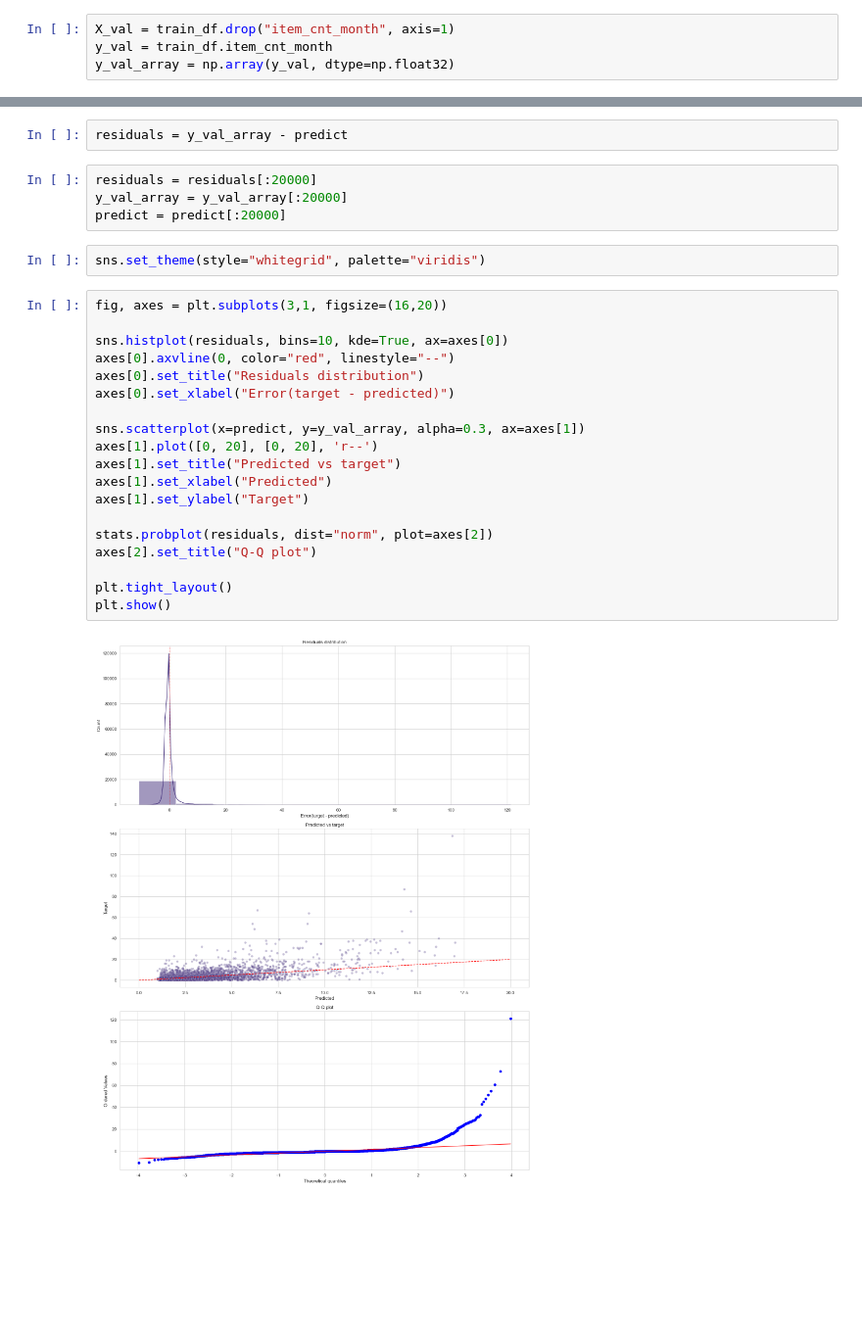
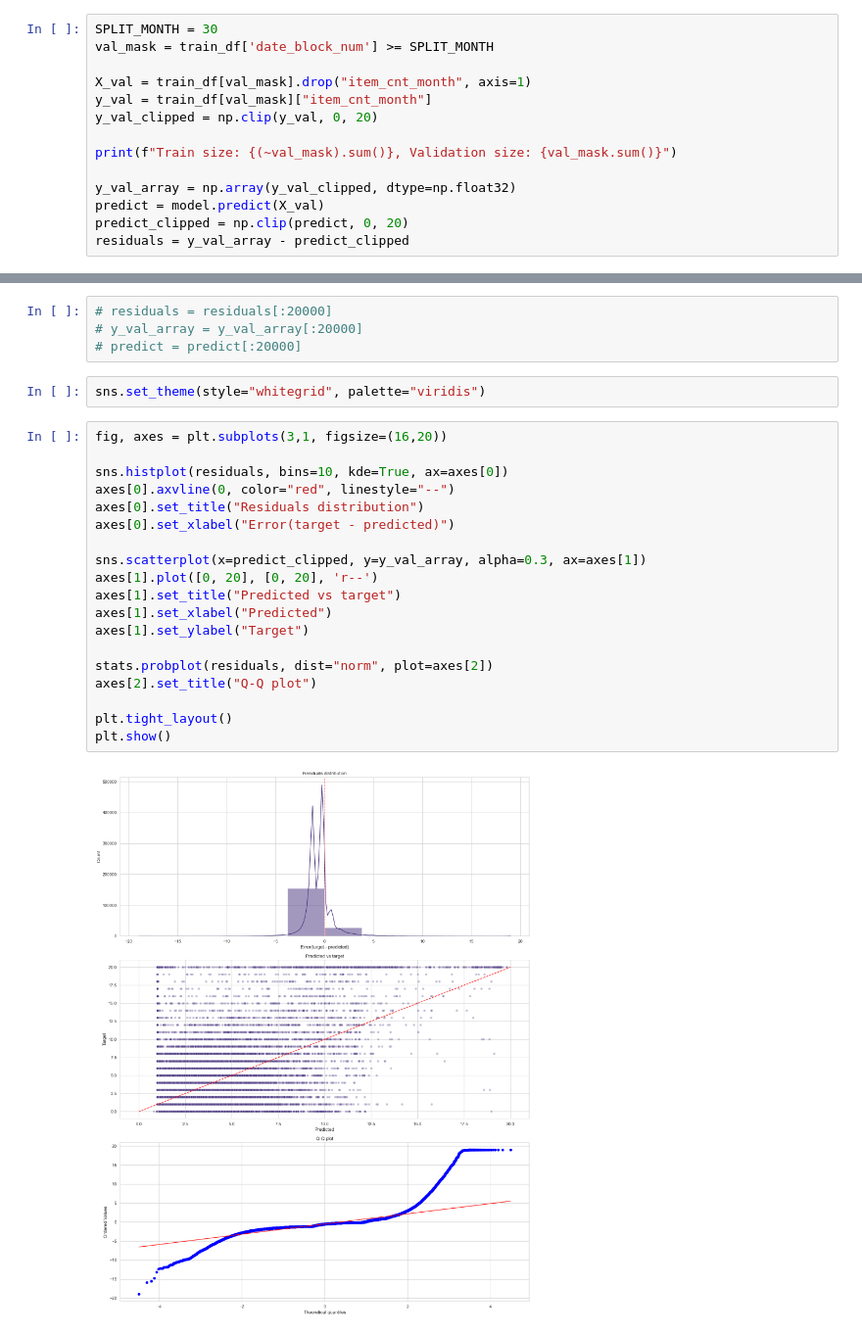
Before and after one commit to tsimafeiherman/internship, a Jupyter notebook: notebooks/error_analysis.ipynb, the cells around one changed output, grey strips where cells are left out. Shown at 98% size. Saved outputs shown, nothing was run; the diff lists cells and outputs as text; blank space fills up the shorter version.

Commit message:
fix error analysis and model val demo

```diff
--- a/notebooks/error_analysis.ipynb
+++ b/notebooks/error_analysis.ipynb
@@ -29,6 +47,16 @@ train_df, test_df = final_data.get_final_data()
 # %%
 model = lgb.Booster(model_file="models/regressor.txt")
 # %%
-X_val = train_df.drop("item_cnt_month", axis=1)
-y_val = train_df.item_cnt_month
-y_val_array = np.array(y_val, dtype=np.float32)
+SPLIT_MONTH = 30
+val_mask = train_df['date_block_num'] >= SPLIT_MONTH
+
+X_val = train_df[val_mask].drop("item_cnt_month", axis=1)
+y_val = train_df[val_mask]["item_cnt_month"]
+y_val_clipped = np.clip(y_val, 0, 20)
+
+print(f"Train size: {(~val_mask).sum()}, Validation size: {val_mask.sum()}")
+
+y_val_array = np.array(y_val_clipped, dtype=np.float32)
+predict = model.predict(X_val)
+predict_clipped = np.clip(predict, 0, 20)
+residuals = y_val_array - predict_clipped
@@ -37,32 +65,30 @@ predict = model.predict(X_val)
-# %%
-residuals = y_val_array - predict
 # %%
-residuals = residuals[:20000]
-y_val_array = y_val_array[:20000]
-predict = predict[:20000]
+# residuals = residuals[:20000]
+# y_val_array = y_val_array[:20000]
+# predict = predict[:20000]
 # %%
 sns.set_theme(style="whitegrid", palette="viridis")
 # %%
 fig, axes = plt.subplots(3,1, figsize=(16,20))
 
 sns.histplot(residuals, bins=10, kde=True, ax=axes[0])
 axes[0].axvline(0, color="red", linestyle="--")
 axes[0].set_title("Residuals distribution")
 axes[0].set_xlabel("Error(target - predicted)")
 
-sns.scatterplot(x=predict, y=y_val_array, alpha=0.3, ax=axes[1])
+sns.scatterplot(x=predict_clipped, y=y_val_array, alpha=0.3, ax=axes[1])
 axes[1].plot([0, 20], [0, 20], 'r--')
 axes[1].set_title("Predicted vs target")
 axes[1].set_xlabel("Predicted")
 axes[1].set_ylabel("Target")
 
 stats.probplot(residuals, dist="norm", plot=axes[2])
 axes[2].set_title("Q-Q plot")
 
 plt.tight_layout()
 plt.show()
 # %% [output]
-[figure, old version]
+[figure, new version]
 # %%
 print("=" * 50)
 print("МЕТРИКИ")
```
Also changed, not shown: parts of 14 cells of this notebook, 1 other file.
